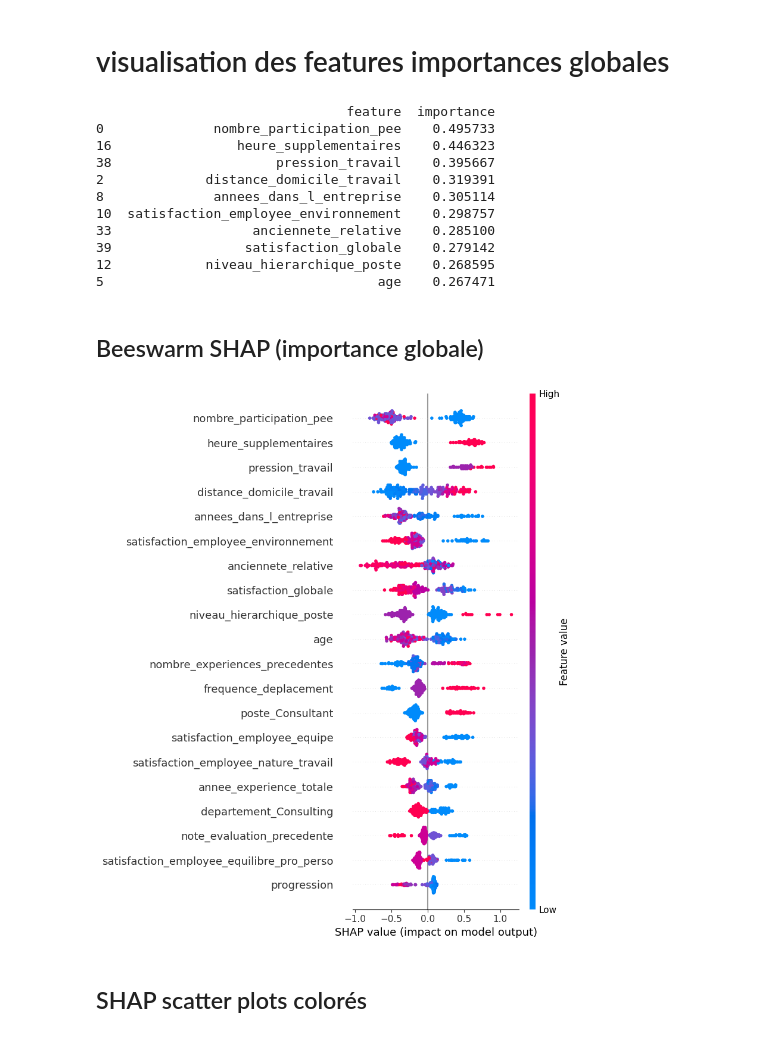
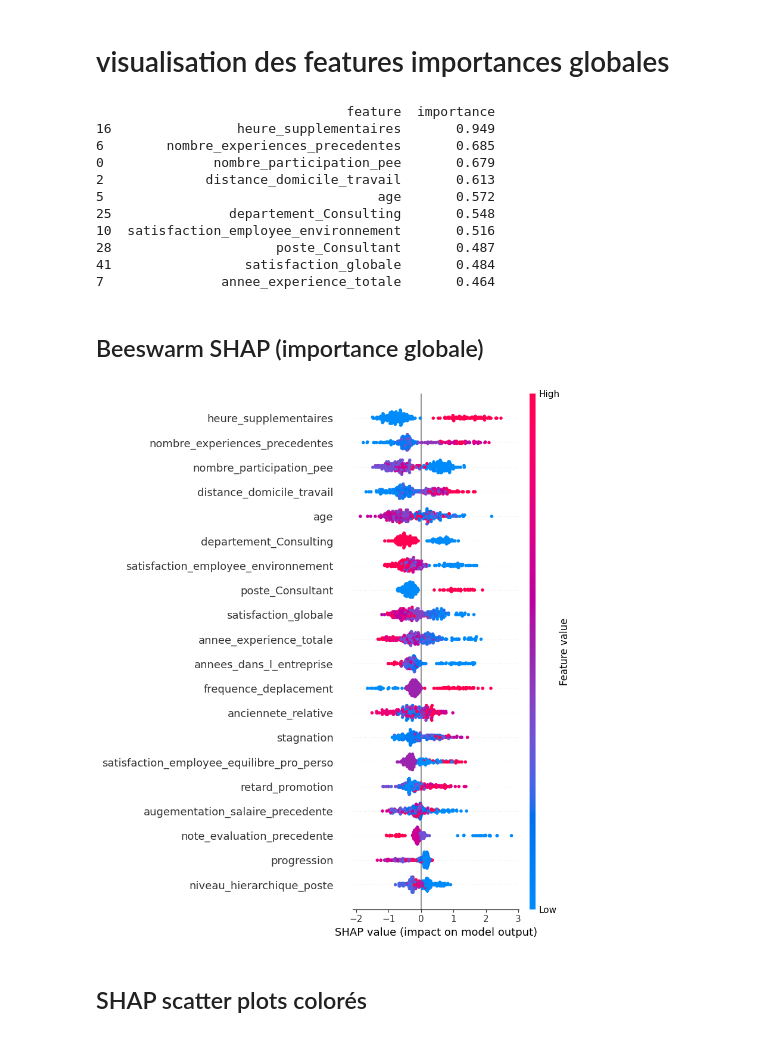
Before and after one commit to Ace4teaM/OCR-NovaTech, a Jupyter notebook: 3.modelisations.ipynb, the cells around one changed output. Drawn from its saved outputs; the diff is of its cells as text; code cells hidden in the pictures.

```diff
--- a/3.modelisations.ipynb
+++ b/3.modelisations.ipynb
@@ -1017,15 +976,31 @@ rappel très faible voire nul sur certains folds
 # %%
-class ScaleParamsPass(BaseTrain):
+
+class XGBoostTrainScaled(XGBoostTrain):
     def before(self):
-        BaseTrain.Params["RandomForestClassifier"]["class_weight"] = "balanced"
+        self.params["scale_pos_weight"] = self.parent.nb_neg / self.parent.nb_pos
 
+class RandomForestTrainScaled(RandomForestTrain):
+    def before(self):
+        self.params["class_weight"] = self.parent.nb_neg / self.parent.nb_pos
+
+class ScaleParamsPass(PassTrains):
+    def init(self):
         # equilibre le poids
-        nb_pos = (df["a_quitte_l_entreprise"] == 1).sum()
-        nb_neg = (df["a_quitte_l_entreprise"] == 0).sum()
-        BaseTrain.Params["XGBoost"]["scale_pos_weight"] = nb_neg / nb_pos
-        print(nb_pos, nb_neg, BaseTrain.Params["XGBoost"]["scale_pos_weight"])
+        self.nb_pos = (self.df["a_quitte_l_entreprise"] == 1).sum()
+        self.nb_neg = (self.df["a_quitte_l_entreprise"] == 0).sum()
 
-passInst = ScaleParamsPass("Gestion du déséquilibre : démission/en place")
-passInst.train_and_evaluate()
+    def print(self):
+        print("scale", "nb_pos:", self.nb_pos, "nb_neg:", self.nb_neg, "ratio:", self.nb_pos / self.nb_neg)
+        super().print()
+
+
+passInst = ScaleParamsPass(df, "Gestion du déséquilibre des classes")
+
+passInst.add(XGBoostTrainScaled())
+passInst.add(RandomForestTrainScaled())
+
+passInst.run()
 passInst.print()
+
+passes.append(passInst)
 # %% [output]
@@ -1453,3 +1560,7 @@ pd.DataFrame({
+# %%
+
+best_model = next((p for p in passInst.trains if p.model_name == "XGBoost"), None)
+best_pass = passInst
 # %% [markdown]
 # Export
 # %%
@@ -1732,16 +1731,16 @@ Name: proba_depart, dtype: float32
 # %%
 import shap
 
-result = next((x for x in passInst.results_list if x["model"] == "XGBoost"), None)
+result = best_model.results
 
 # calcul des SHAP values
 explainer = shap.TreeExplainer(result["clf"])
 
-shap_values = explainer.shap_values(X_test)
+shap_values = explainer.shap_values(best_pass.X_test)
 
 # Moyenne de l'importance absolue des SHAP values par variable
 shap_importance = pd.DataFrame({
-    "feature": X_test.columns,
+    "feature": best_pass.X_test.columns,
     "importance": abs(shap_values).mean(axis=0)
 })
 
@@ -1753,22 +1752,22 @@ shap_importance = shap_importance.sort_values(
 print(shap_importance.head(10))
 # %% [output]
                                 feature  importance
-0              nombre_participation_pee    0.495733
-16                heure_supplementaires    0.446323
-38                     pression_travail    0.395667
-2             distance_domicile_travail    0.319391
-8              annees_dans_l_entreprise    0.305114
-10  satisfaction_employee_environnement    0.298757
-33                  anciennete_relative    0.285100
-39                 satisfaction_globale    0.279142
-12            niveau_hierarchique_poste    0.268595
-5                                   age    0.267471
+16                heure_supplementaires       0.949
+6        nombre_experiences_precedentes       0.685
+0              nombre_participation_pee       0.679
+2             distance_domicile_travail       0.613
+5                                   age       0.572
+25               departement_Consulting       0.548
+10  satisfaction_employee_environnement       0.516
+28                     poste_Consultant       0.487
+41                 satisfaction_globale       0.484
+7               annee_experience_totale       0.464
 # %% [markdown]
 ## Beeswarm SHAP (importance globale)
 # %%
-shap.summary_plot(shap_values, X_test)
+shap.summary_plot(shap_values, best_pass.X_test)
 # %% [output]
-[figure, old version]
+[figure, new version]
 # %% [markdown]
 ## SHAP scatter plots colorés
 # %%
```
Also changed, not shown: parts of 70 cells of this notebook, 2 other files.
